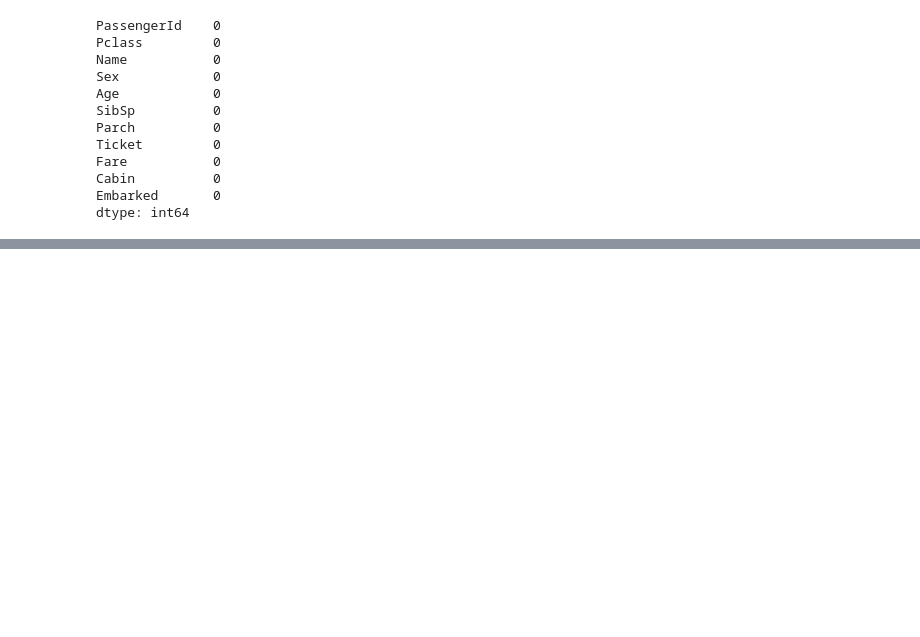
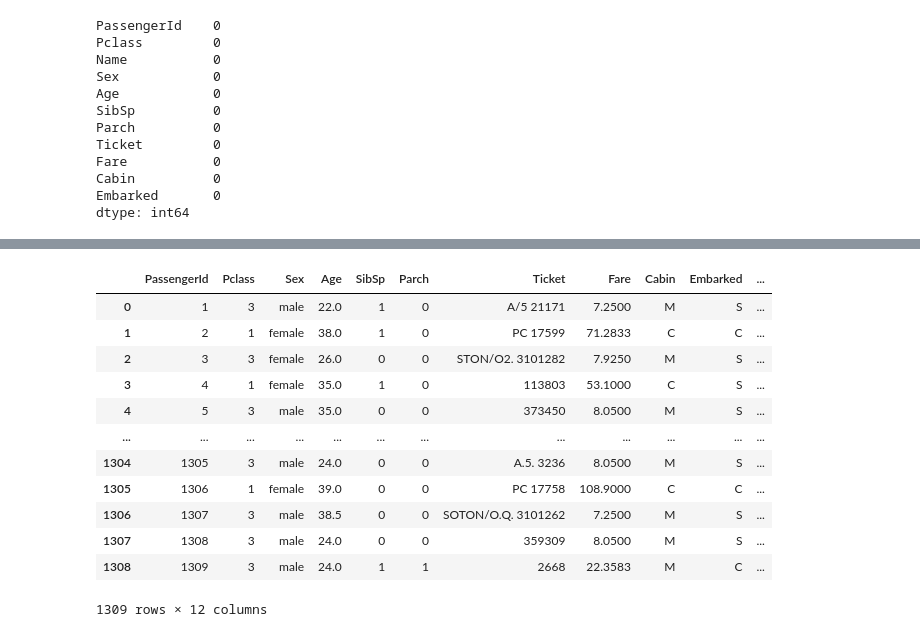
Before and after one commit to ayush-dhanker/titanic_survival_dataset, a Jupyter notebook: main.ipynb, the cells around one changed output, grey strips where cells are left out. Saved outputs shown, nothing was run; the diff lists cells and outputs as text; code cells hidden in the pictures; blank space fills up the shorter version.

```diff
--- a/main.ipynb
+++ b/main.ipynb
@@ -254,0 +323,20 @@ dtype: int64
+# %%
+ticket_dict=dict(combined_df['Ticket'].value_counts())
+
+combined_df['tkt_count']=combined_df['Ticket'].map(ticket_dict)
+
+display(combined_df)
+# %% [output]
+|  | PassengerId | Pclass | Sex | Age | SibSp | Parch | Ticket | Fare | Cabin | Embarked | ... |
+| 0 | 1 | 3 | male | 22.0 | 1 | 0 | A/5 21171 | 7.2500 | M | S | ... |
+| 1 | 2 | 1 | female | 38.0 | 1 | 0 | PC 17599 | 71.2833 | C | C | ... |
+| 2 | 3 | 3 | female | 26.0 | 0 | 0 | STON/O2. 3101282 | 7.9250 | M | S | ... |
+| 3 | 4 | 1 | female | 35.0 | 1 | 0 | 113803 | 53.1000 | C | S | ... |
+| 4 | 5 | 3 | male | 35.0 | 0 | 0 | 373450 | 8.0500 | M | S | ... |
+| ... | ... | ... | ... | ... | ... | ... | ... | ... | ... | ... | ... |
+| 1304 | 1305 | 3 | male | 24.0 | 0 | 0 | A.5. 3236 | 8.0500 | M | S | ... |
+| 1305 | 1306 | 1 | female | 39.0 | 0 | 0 | PC 17758 | 108.9000 | C | C | ... |
+| 1306 | 1307 | 3 | male | 38.5 | 0 | 0 | SOTON/O.Q. 3101262 | 7.2500 | M | S | ... |
+| 1307 | 1308 | 3 | male | 24.0 | 0 | 0 | 359309 | 8.0500 | M | S | ... |
+| 1308 | 1309 | 3 | male | 24.0 | 1 | 1 | 2668 | 22.3583 | M | C | ... |
+1309 rows × 12 columns
```
Also changed, not shown: parts of 12 cells of this notebook.
